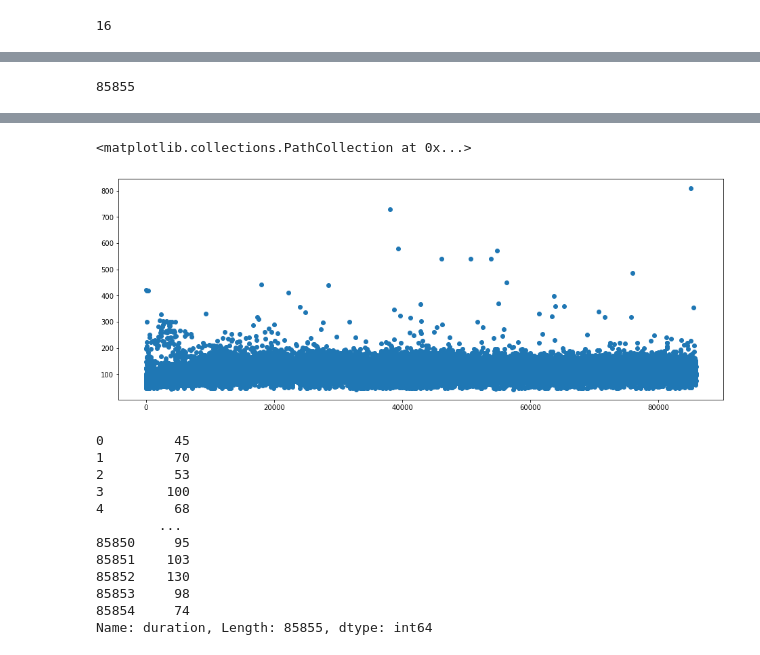
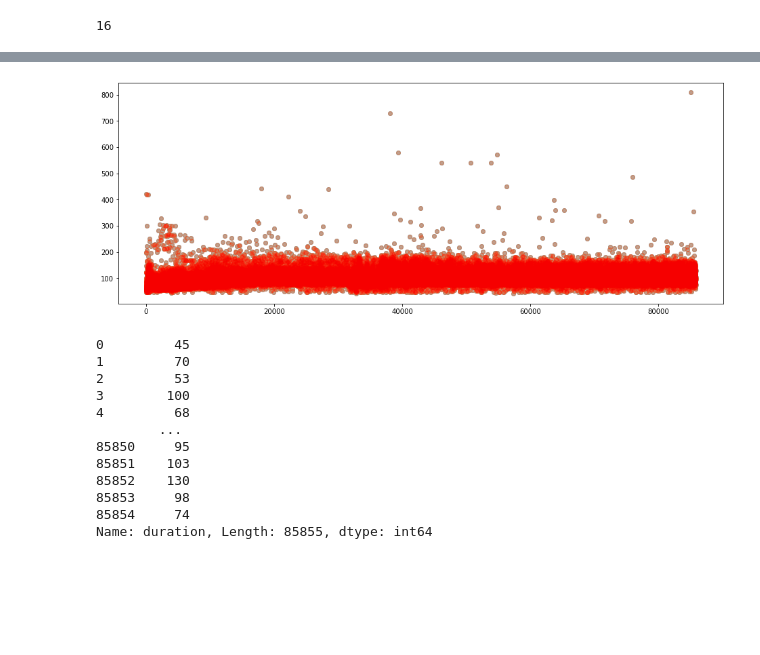
Before and after one commit to BryanChin991/Machine-Learning-Python, a Jupyter notebook: KMeans.ipynb, the cells around one changed output, grey strips where cells are left out. Drawn from its saved outputs; the diff is of its cells as text; code cells hidden in the pictures; blank space fills up the shorter version.

```diff
--- a/KMeans.ipynb
+++ b/KMeans.ipynb
@@ -86,9 +87,6 @@ array([10,  5, 10, ...,  7,  9,  5])
-# %%
-()
-# %% [output]
-85855
 # %%
-%%time
 plt.figure(figsize = (16, 6))
-plt.scatter(df.index, df.duration)
+cs = cm.rainbow(np.linspace(0, 1, n_cluster_selected))
+for c in cs:
+    plt.scatter(df.index, df.duration, color=c, alpha=0.1)
 # %% [output]
@@ -96,5 +93,4 @@ Wall time: 33 ms
-<matplotlib.collections.PathCollection at 0x...>
-[figure, old version]
+[figure, new version]
 # %%
 df.duration
 # %% [output]
```
Also changed, not shown: parts of 4 cells of this notebook, 1 other file.
